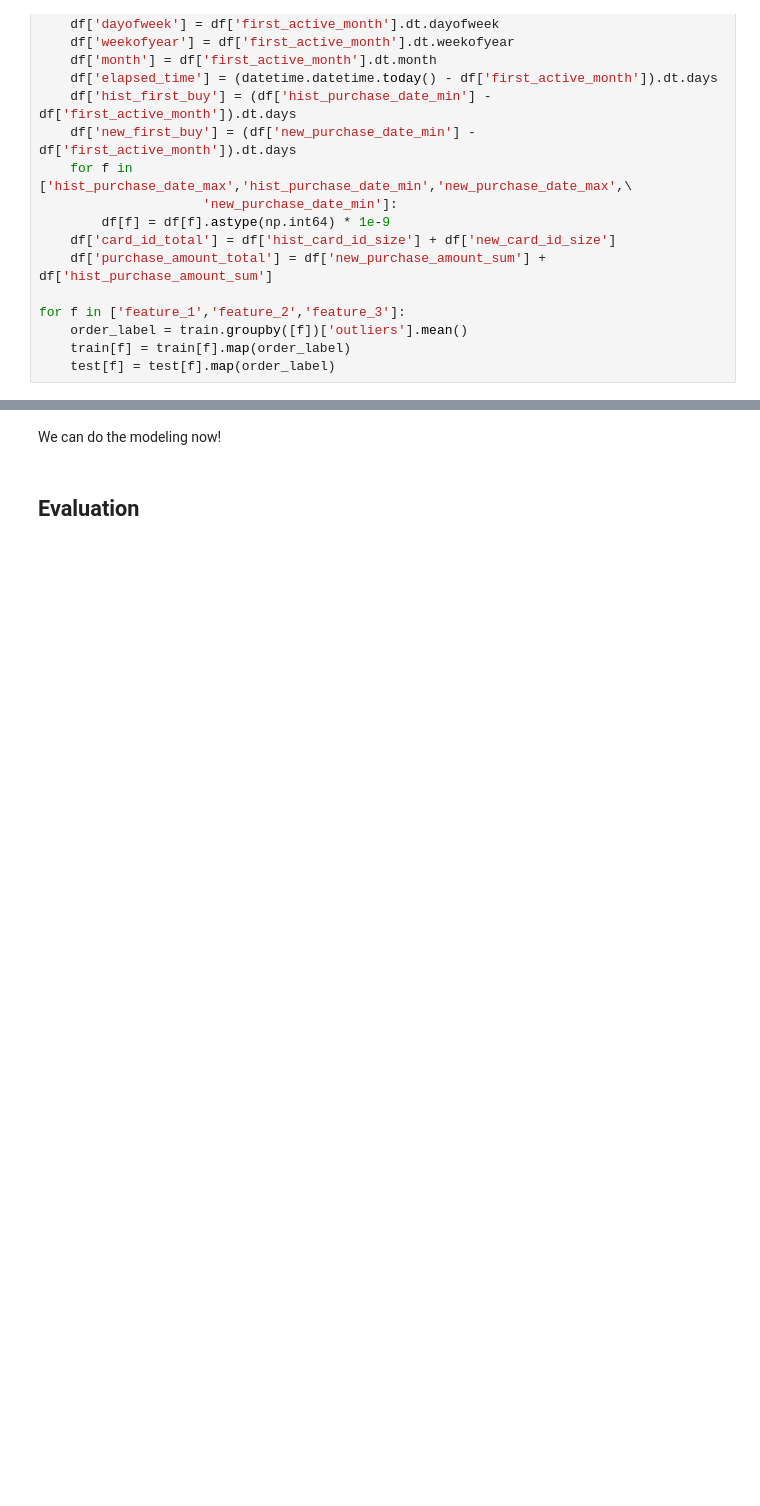
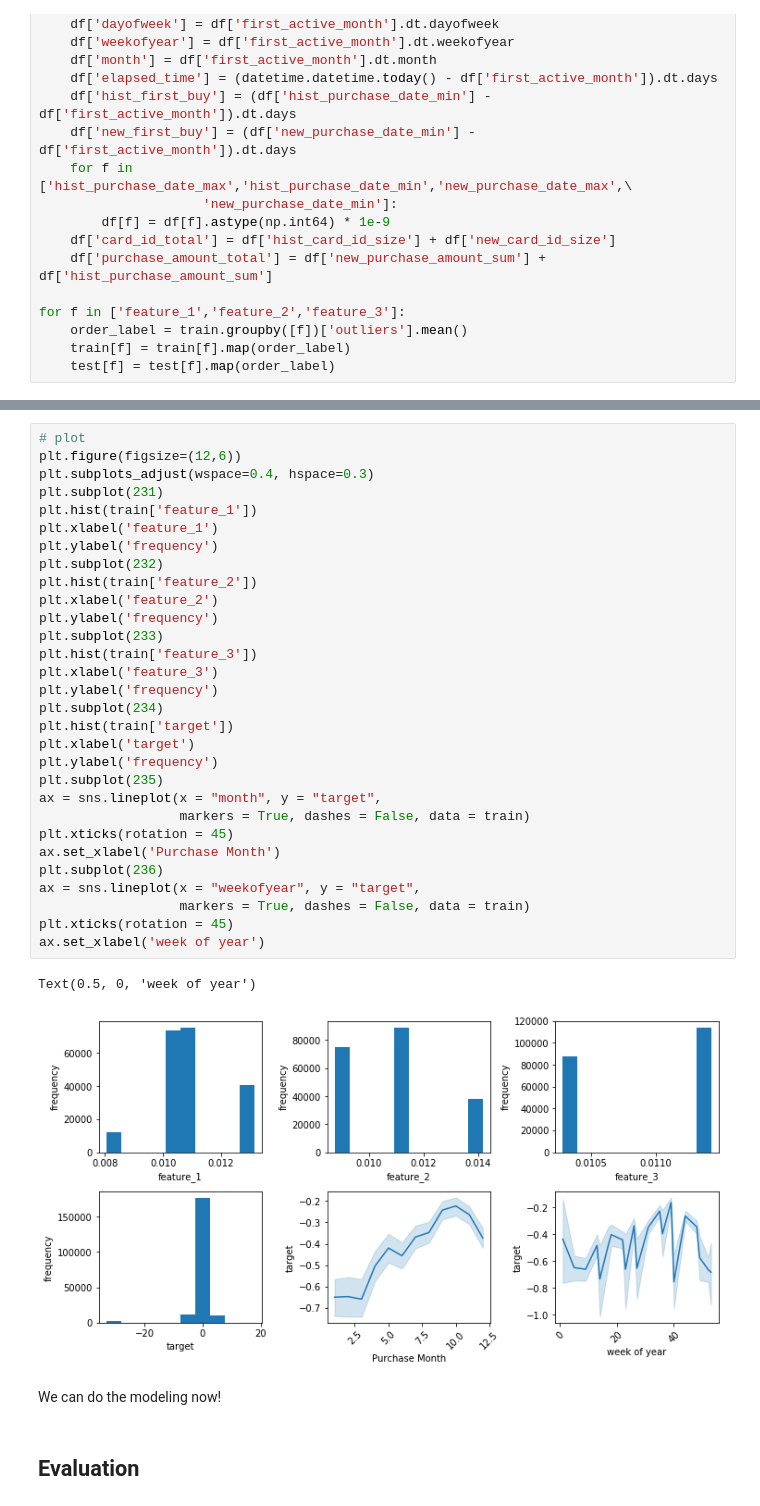
Before and after one commit to hao-sharethis/elo-cee-690, a Jupyter notebook: core/feature-engineering.ipynb, the cells around one changed output, grey strips where cells are left out. Cells and saved outputs as stored; diff of their text form; blank space fills up the shorter version.

```diff
--- a/core/feature-engineering.ipynb
+++ b/core/feature-engineering.ipynb
@@ -339,4 +341,37 @@ train.head()
 5 rows × 89 columns
+# %%
+# plot
+plt.figure(figsize=(12,6))
+plt.subplots_adjust(wspace=0.4, hspace=0.3)
+plt.subplot(231)
+plt.hist(train['feature_1'])
+plt.xlabel('feature_1')
+plt.ylabel('frequency')
+plt.subplot(232)
+plt.hist(train['feature_2'])
+plt.xlabel('feature_2')
+plt.ylabel('frequency')
+plt.subplot(233)
+plt.hist(train['feature_3'])
+plt.xlabel('feature_3')
+plt.ylabel('frequency')
+plt.subplot(234)
+plt.hist(train['target'])
+plt.xlabel('target')
+plt.ylabel('frequency')
+plt.subplot(235)
+ax = sns.lineplot(x = "month", y = "target",
+                  markers = True, dashes = False, data = train)
+plt.xticks(rotation = 45)
+ax.set_xlabel('Purchase Month')
+plt.subplot(236)
+ax = sns.lineplot(x = "weekofyear", y = "target",
+                  markers = True, dashes = False, data = train)
+plt.xticks(rotation = 45)
+ax.set_xlabel('week of year')
+# %% [output]
+Text(0.5, 0, 'week of year')
+[figure, added]
 # %% [markdown]
 We can do the modeling now!
 # %% [markdown]
```
Also changed, not shown: parts of 8 cells of this notebook, 4 other files.
